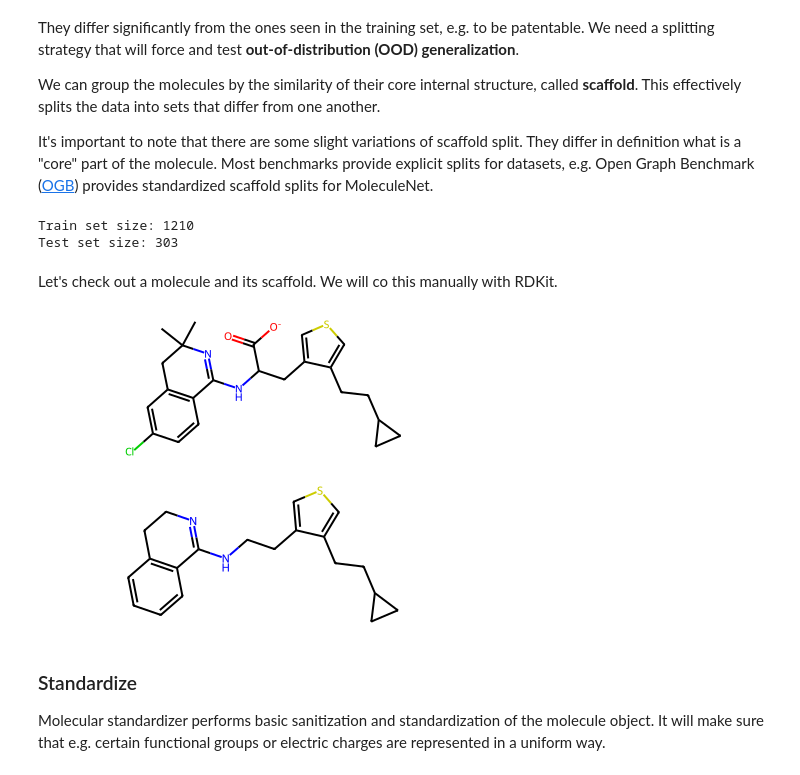
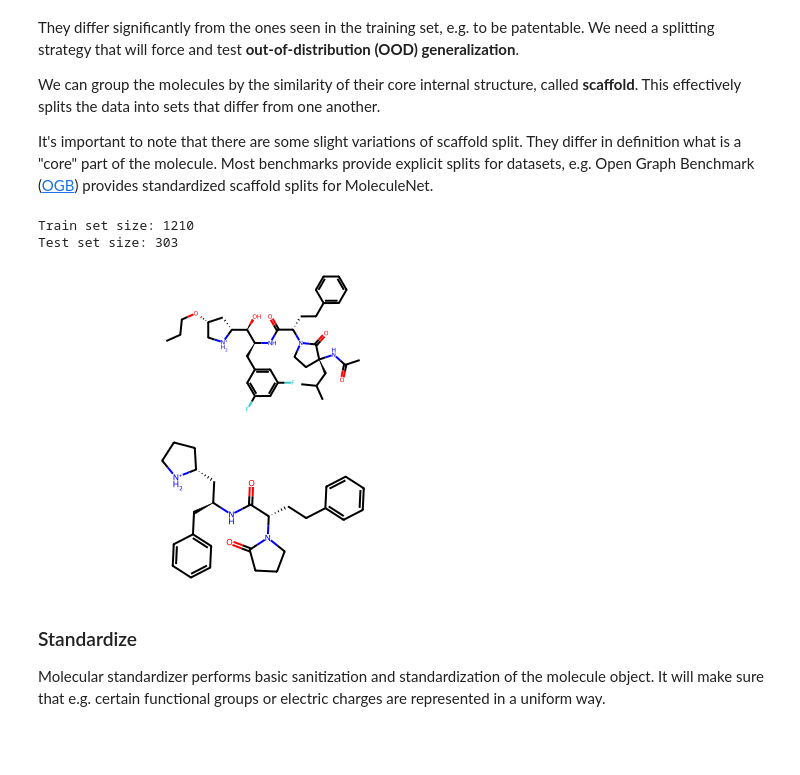
Before and after one commit to j-adamczyk/molecular_ml_workshops, a Jupyter notebook: 02_molecular_property_prediction.ipynb, the cells around one changed output. Drawn from its saved outputs; the diff is of its cells as text; code cells hidden in the pictures; blank space fills up the shorter version.

```diff
--- a/02_molecular_property_prediction.ipynb
+++ b/02_molecular_property_prediction.ipynb
@@ -17,11 +17,9 @@ scikit-fingerprints has its own data loaders for several popular datasets.
 # %%
 from skfp.datasets.moleculenet import load_bace
 
-bace_dataset = load_bace()
+smiles_list, y = load_bace()
 
-X_smiles, y = bace_dataset
-
-print(f"Example molecule: {X_smiles[0]}")
+print(f"Example molecule: {smiles_list[0]}")
 print(f"Example class: {y[0]}")
 # %% [output]
 Example molecule: O1CC[C@@H](NC(=O)[C@@H](Cc2cc3cc(ccc3nc2N)-c2ccccc2C)C)CC1(C)C
@@ -39,7 +37,7 @@ from skfp.preprocessing import MolFromSmilesTransformer
 
 mol_from_smiles = MolFromSmilesTransformer()
 
-X = mol_from_smiles.transform(X_smiles)
+mols = mol_from_smiles.transform(smiles_list)
 # %% [markdown]
 ### Scaffold Split
 
@@ -51,13 +49,13 @@ We can group the molecules by the similarity of their core internal structure, c
 
 It's important to note that there are some slight variations of scaffold split. They differ in definition what is a "core" part of the molecule. Most benchmarks provide explicit splits for datasets, e.g. Open Graph Benchmark ([OGB](https://ogb.stanford.edu/)) provides standardized scaffold splits for MoleculeNet.
 # %%
-import numpy as np
 from skfp.model_selection import scaffold_train_test_split
 
 
-# get split indices
-bace_splits = scaffold_train_test_split(
-    bace_dataset[0], test_size=0.2, return_indices=True
-)
+mols_train, mols_test, y_train, y_test = scaffold_train_test_split(mols, y, test_size=0.2)
 
-train_idx, test_idx = bace_splits
+print(f"Train set size: {len(mols_train)}")
+print(f"Test set size: {len(mols_test)}")
+# %% [output]
+Train set size: 1210
+Test set size: 303
@@ -72,22 +62,14 @@ y_test = y[test_idx]
-# %%
-print(f"Train set size: {X_train.shape[0]}")
-print(f"Test set size: {X_test.shape[0]}")
-# %% [output]
-Train set size: 1210
-Test set size: 303
-# %% [markdown]
-Let's check out a molecule and its scaffold. We will co this manually with RDKit.
 # %%
-X_train[0]
+mols_train[0]
 # %% [output]
-[figure, old version]
+[figure, new version]
 # %%
 from rdkit.Chem.Scaffolds.MurckoScaffold import GetScaffoldForMol
 
 
-GetScaffoldForMol(X_train[0])
+GetScaffoldForMol(mols_train[0])
 # %% [output]
-[figure, old version]
+[figure, new version]
 # %% [markdown]
 ### Standardize
 
```
Also changed, not shown: parts of 57 cells of this notebook.
